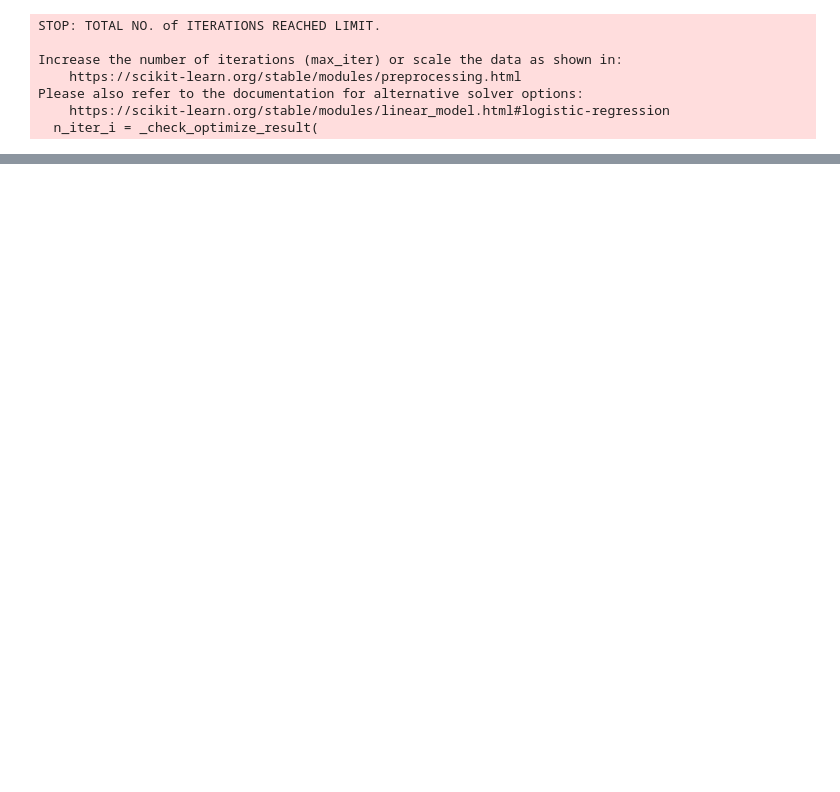
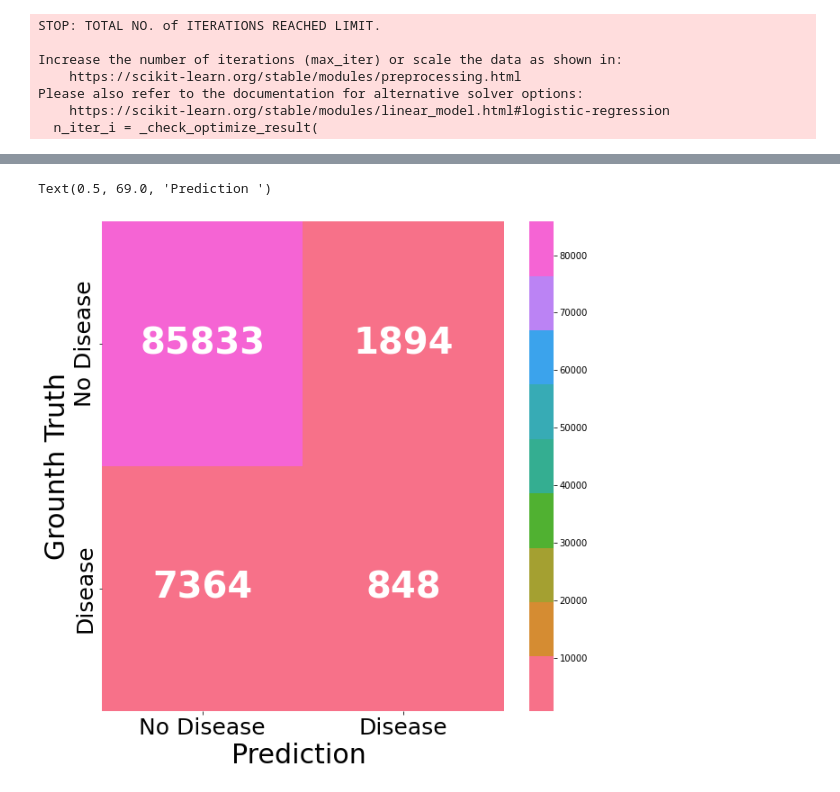
Before and after one commit to Hrithik2212/IBM-Machine-Learning-Course, a Jupyter notebook: Supervised Learning - Classification/Course Project/heart_disease_prediction.ipynb, the cells around one changed output, grey strips where cells are left out. Cells and saved outputs as stored; diff of their text form; code cells hidden in the pictures; blank space fills up the shorter version.

```diff
--- a/Supervised Learning - Classification/Course Project/heart_disease_prediction.ipynb
+++ b/Supervised Learning - Classification/Course Project/heart_disease_prediction.ipynb
@@ -278,0 +373,8 @@ Text(0.5, 69.0, 'Ground Truth')
+# %%
+from sklearn.ensemble import RandomForestClassifier
+RF = RandomForestClassifier(oob_score=True,
+                            random_state=42,
+                            warm_start=True,
+                            n_jobs=-1,
+                            class_weight={0:1,1:10} )
+RF.fit(X_train,y_train)
@@ -278,0 +384,6 @@ Text(0.5, 69.0, 'Ground Truth')
+# %%
+rf_pred = RF.predict(X_test)
+
+print(classification_report(y_test, rf_pred))
+print('Accuracy score: ', round(accuracy_score(y_test, rf_pred), 2))
+print('F1 Score: ', round(f1_score(y_test, rf_pred)))
@@ -278,0 +402,16 @@ Text(0.5, 69.0, 'Ground Truth')
+# %%
+sns.set_palette(sns.color_palette("husl", 9))
+_, ax = plt.subplots(figsize=(10,10))
+ax = sns.heatmap(confusion_matrix(y_test, rf_pred),
+                    annot=True, fmt='d',
+                    cmap=sns.color_palette("husl", 9),
+                    annot_kws={"size": 40, "weight": "bold"}
+                    )
+labels = ['No Disease', 'Disease']
+ax.set_xticklabels(labels, fontsize=25);
+ax.set_yticklabels(labels, fontsize=25);
+ax.set_ylabel('Grounth Truth', fontsize=30);
+ax.set_xlabel('Prediction ', fontsize=30)
+# %% [output]
+Text(0.5, 69.0, 'Prediction ')
+[figure, added]
```
Also changed, not shown: parts of 19 cells of this notebook.
